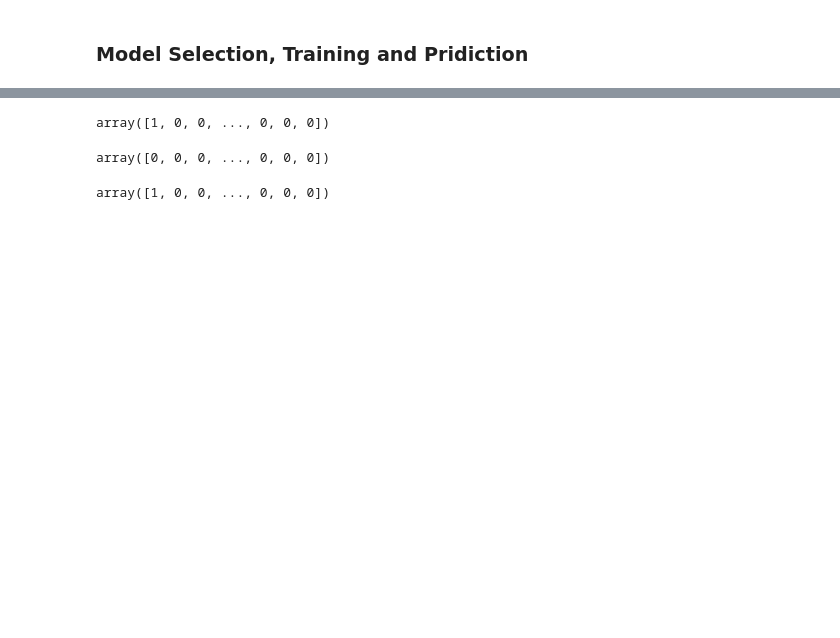
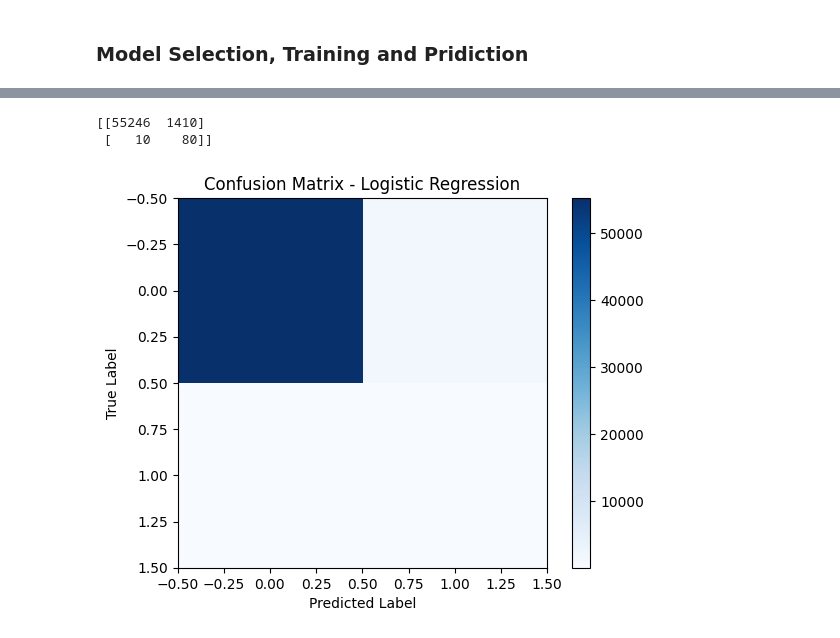
Before and after one commit to abrehamashebir/GO2COD_DS_02, a Jupyter notebook: notebook/credit_card_fraud_detection.ipynb, the cells around one changed output, grey strips where cells are left out. Drawn from its saved outputs; the diff is of its cells as text; code cells hidden in the pictures; blank space fills up the shorter version.

Commit message:
Evaluating model performance

```diff
--- a/notebook/credit_card_fraud_detection.ipynb
+++ b/notebook/credit_card_fraud_detection.ipynb
@@ -216,16 +166,0 @@ array([1, 0, 0, ..., 0, 0, 1])
-# %%
-# Using Random Forest
-
-model_rf = RandomForestClassifier(n_estimators=100, random_state=42)
-model_rf.fit(x_train_trans, y_train_trans)
-model_rf.predict(x_test)
-# %% [output]
-array([1, 0, 0, ..., 0, 0, 0])
-# %%
-# Using KNN
-
-model_knn = KNeighborsClassifier(n_neighbors=5)
-model_knn.fit(x_train_trans, y_train_trans)
-y_pred_knn = model_knn.predict(x_test)
-# %% [output]
-array([0, 0, 0, ..., 0, 0, 0])
@@ -238,8 +166,0 @@ y_pred_dt = model_dt.predict(x_test)
-# %%
-# Using gradident Boosting Algorithm
-
-model_xgb = XGBClassifier(random_state = 42)
-model_xgb.fit(x_train_trans, y_train_trans)
-y_pred_rf = model_xgb.predict(x_test)
-# %% [output]
-array([1, 0, 0, ..., 0, 0, 0])
@@ -271,0 +167,16 @@ print(f'AUC-ROC Score: {roc_auc_score(y_test, y_pred_xgb)}\n')
+# %%
+cmr_lr = confusion_matrix(y_test, y_pred_lr)
+# %%
+print(cmr_lr)
+# %% [output]
+[[55246  1410]
+ [   10    80]]
+# %%
+plt.imshow(cmr_lr, interpolation='nearest', cmap=plt.cm.Blues)
+plt.title('Confusion Matrix - Logistic Regression')
+plt.colorbar()
+plt.xlabel('Predicted Label')
+plt.ylabel('True Label')
+plt.show()
+# %% [output]
+[figure, added]
```
Also changed, not shown: parts of 15 cells of this notebook.
